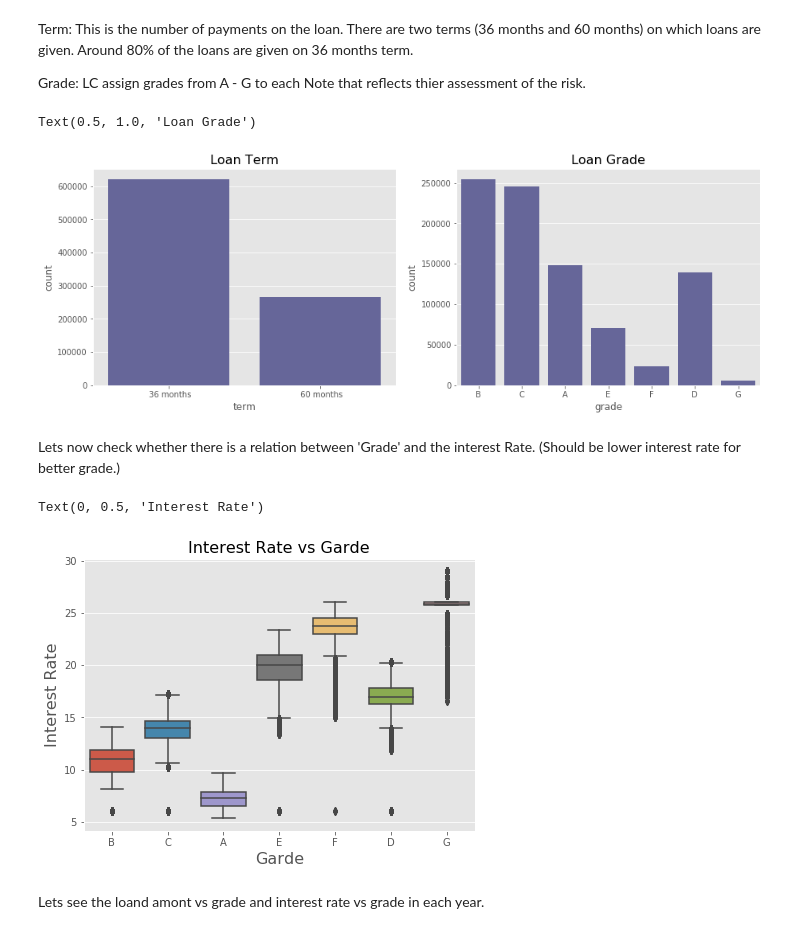
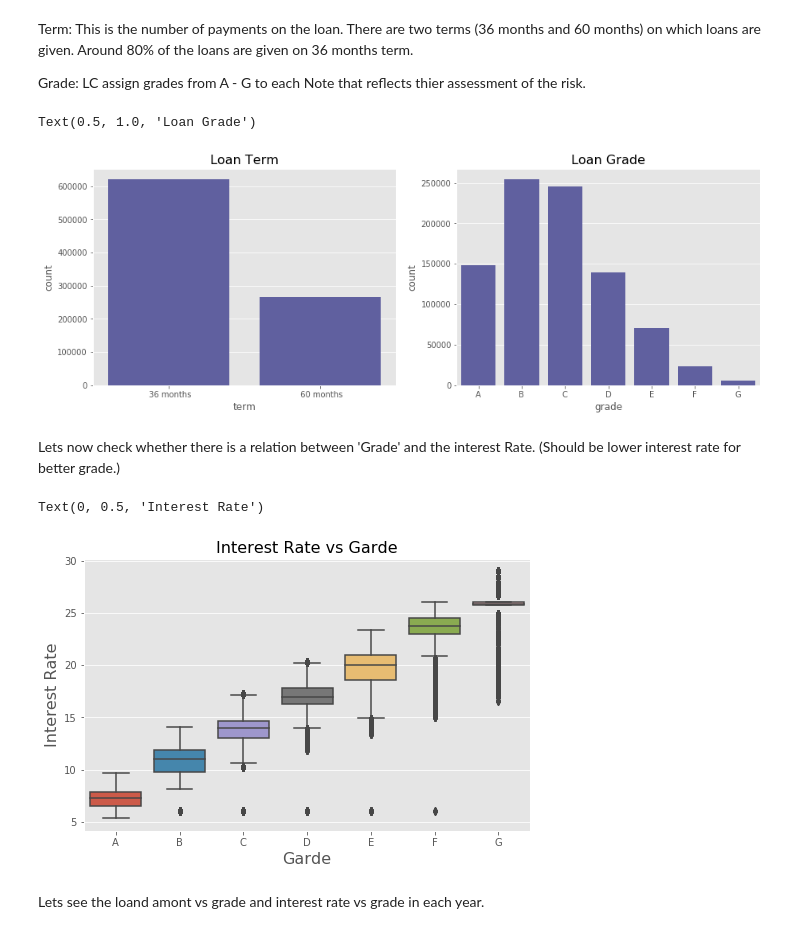
Before and after one commit to pal-bilas/ML_projects, a Jupyter notebook: ML_Random_Forests_Lending_Club_01.ipynb, the cells around one changed output. Drawn from its saved outputs; the diff is of its cells as text; code cells hidden in the pictures.

```diff
--- a/ML_Random_Forests_Lending_Club_01.ipynb
+++ b/ML_Random_Forests_Lending_Club_01.ipynb
@@ -305,25 +343,25 @@ Grade: LC assign grades from A - G to each Note that reflects thier assessment o
 fig, ax = plt.subplots(1,2, figsize=(15,5))
 
 #plt.figure(figsize=(6,4))
-sns.countplot(df['term'], ax=ax[0],color='b',saturation=0.2 )
+sns.countplot(df['term'], ax=ax[0],color='b',saturation=0.25 )
 ax[0].set_title('Loan Term', fontsize=16)
 
-sns.countplot(df['grade'], ax=ax[1],color='b',saturation=0.2)
+sns.countplot(df['grade'], ax=ax[1],color='b',saturation=0.25, order=['A','B','C','D','E','F','G'])
 ax[1].set_title('Loan Grade', fontsize=16)
 # %% [output]
 Text(0.5, 1.0, 'Loan Grade')
-[figure, old version]
+[figure, new version]
 # %% [markdown]
 Lets now check whether there is a relation between 'Grade' and the interest Rate. (Should be lower interest rate for better grade.)
 # %%
-plt.figure(figsize=(7,5))
-sns.boxplot(x='grade', y='int_rate', data=df)
+plt.figure(figsize=(8,5))
+sns.boxplot(x='grade', y='int_rate', data=df,order=['A','B','C','D','E','F','G'])
 plt.title('Interest Rate vs Garde', fontsize=16)
 plt.xlabel('Garde', fontsize=16)
 plt.ylabel('Interest Rate', fontsize=16)
 # %% [output]
 Text(0, 0.5, 'Interest Rate')
-[figure, old version]
+[figure, new version]
 # %% [markdown]
 Lets see the loand amont vs grade and interest rate vs grade in each year.
 # %%
```
Also changed, not shown: parts of 33 cells of this notebook.
